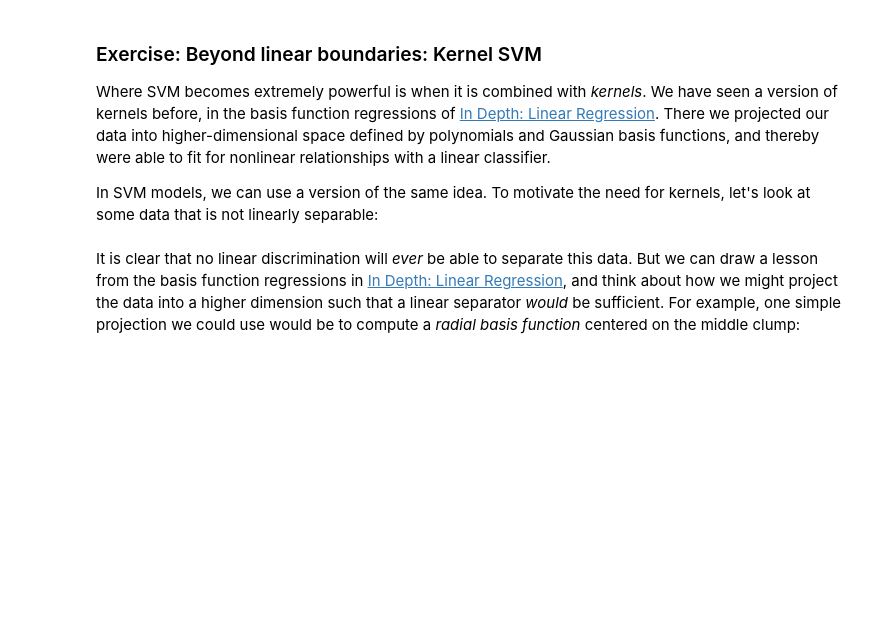
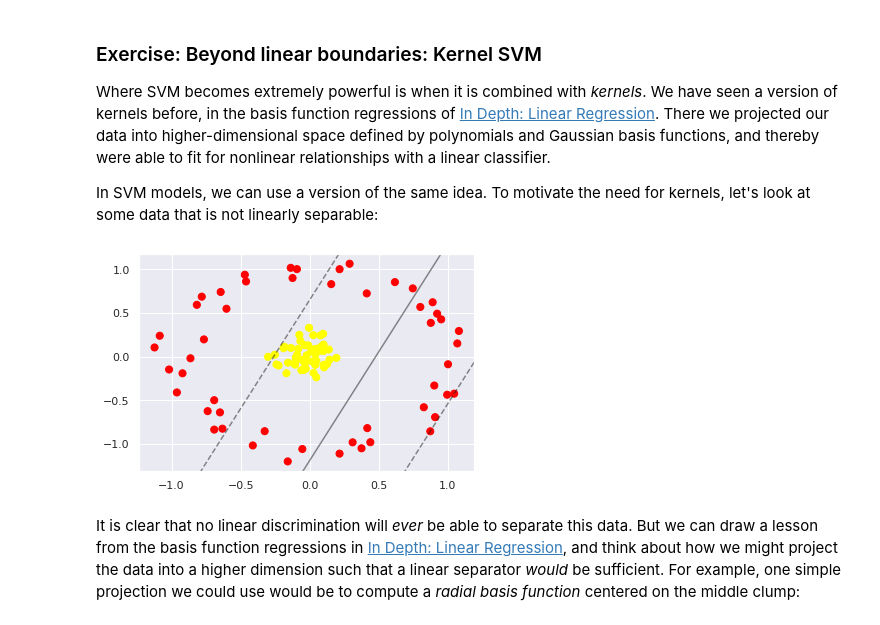
Before and after one commit to amahashabde/FourthBrain, a Jupyter notebook: Week2/2_4_Support_Vector_Machines.ipynb, the cells around one changed output. Drawn from its saved outputs; the diff is of its cells as text; code cells hidden in the pictures; blank space fills up the shorter version.

```diff
--- a/Week2/2_4_Support_Vector_Machines.ipynb
+++ b/Week2/2_4_Support_Vector_Machines.ipynb
@@ -80,7 +89,7 @@ from sklearn.svm import SVC # "Support vector classifier"
 ### START CODE HERE ###
 # Instantiate the support vector classifier model
 # Use a linear kernel and a regularization parameter of 1e10
-model = None
+model = SVC()
 # Train the model
-None
+model.fit(X,y)
 ### END CODE HERE ###
@@ -169,14 +199,17 @@ To motivate the need for kernels, let's look at some data that is not linearly s
 # %%
 # Generate concentrically distributed data with two classes
 from sklearn.datasets.samples_generator import make_circles
 X, y = make_circles(100, factor=.1, noise=.1)
 ### START CODE HERE ###
 # Train a support vector classifier with a linear kernel
 # on the features and target you just created
-clf = None
+clf = SVC(kernel='linear')
+clf.fit(X,y)
 ### END CODE HERE ###
 plt.scatter(X[:, 0], X[:, 1], c=y, s=50, cmap='autumn')
 plot_svc_decision_function(clf, plot_support=False);
+# %% [output]
+[figure, added]
 # %% [markdown]
 It is clear that no linear discrimination will *ever* be able to separate this data.
 But we can draw a lesson from the basis function regressions in [In Depth: Linear Regression](05.06-Linear-Regression.ipynb), and think about how we might project the data into a higher dimension such that a linear separator *would* be sufficient.
```
Also changed, not shown: parts of 23 cells of this notebook.
